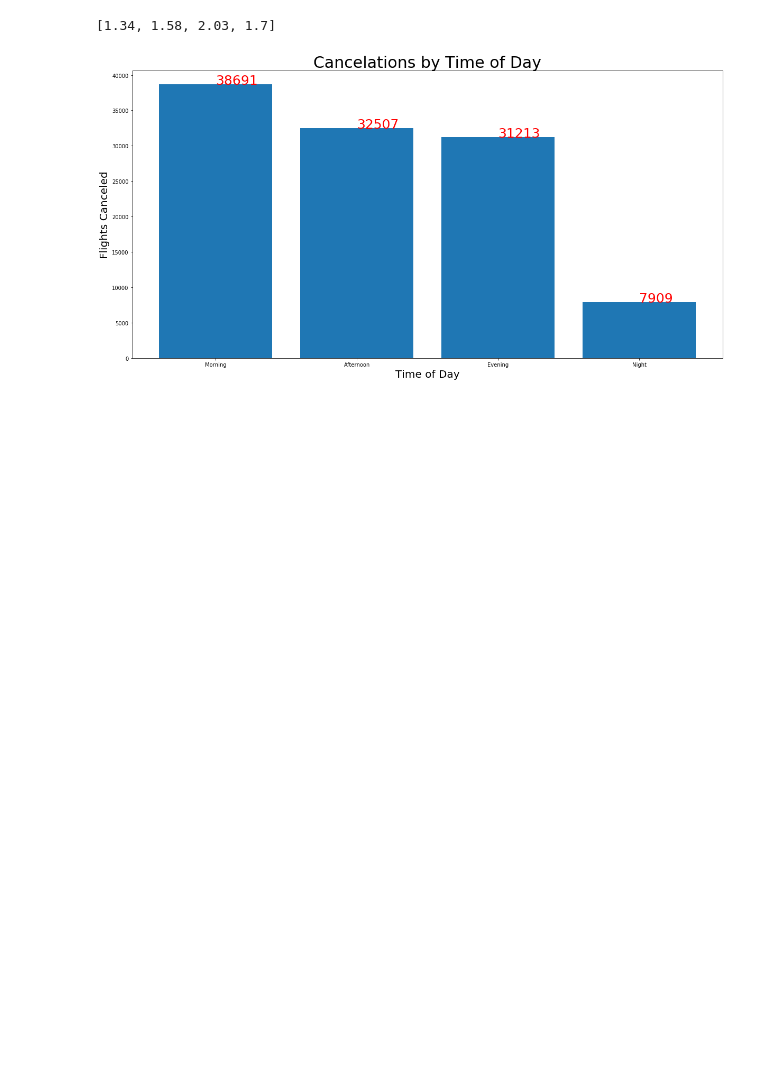
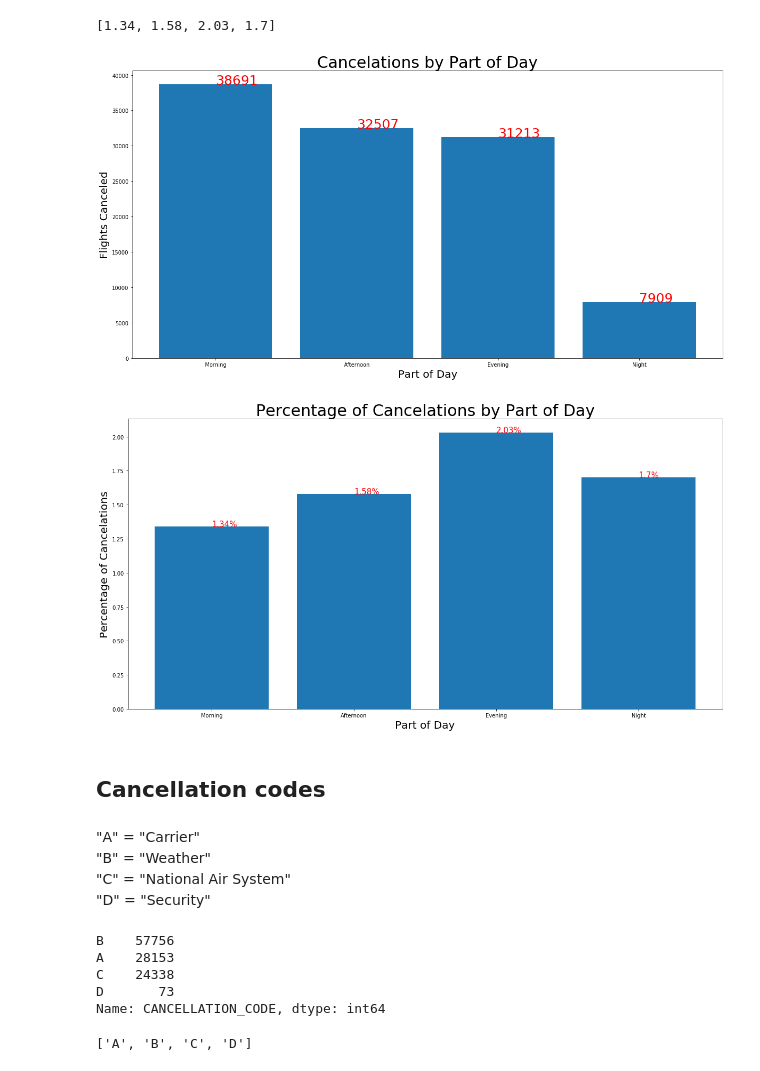
Before and after one commit to Arimorris/canceled_flights, a Jupyter notebook: visuals.ipynb, the cells around one changed output. Saved outputs shown, nothing was run; the diff lists cells and outputs as text; code cells hidden in the pictures; blank space fills up the shorter version.

Commit message:
cancellations codes

```diff
--- a/visuals.ipynb
+++ b/visuals.ipynb
@@ -509,20 +509,36 @@ d_pct
 # %%
 plt.figure(figsize=(20,10))
 plt.bar(daypart, day)
-plt.title("Cancelations by Time of Day", fontsize =30)
-plt.xlabel('Time of Day', fontsize =20)
+plt.title("Cancelations by Part of Day", fontsize =30)
+plt.xlabel('Part of Day', fontsize =20)
 plt.ylabel('Flights Canceled', fontsize =20)
 for a,b in zip(daypart, day):
     plt.text(a, b, str(b), fontsize =25, color ='r')
 plt.show()
 
 plt.figure(figsize=(20,10))
-plt.bar(hour, h_pct)
-plt.title("Percentage of Cancelations per H", fontsize =30)
-plt.xlabel('Hour', fontsize =20)
+plt.bar(daypart, d_pct)
+plt.title("Percentage of Cancelations by Part of Day", fontsize =30)
+plt.xlabel('Part of Day', fontsize =20)
 plt.ylabel('Percentage of Cancelations', fontsize =20)
-for a,b in zip(hour, h_pct):
+for a,b in zip(daypart, d_pct):
     plt.text(a, b, str(b) + '%', fontsize =15, color ='r')
 plt.show()
 # %% [output]
-[figure, old version]
+[figure, new version]
+[figure, added]
+# %% [markdown]
+## Cancellation codes
+# %% [markdown]
+"A" = "Carrier"<br>
+"B" = "Weather"<br>
+"C" = "National Air System"<br>
+"D" = "Security"<br>
+# %%
+cancel['CANCELLATION_CODE'].value_counts()
+# %% [output]
+B    57756
+A    28153
+C    24338
+D       73
+Name: CANCELLATION_CODE, dtype: int64
@@ -528,0 +553,4 @@ plt.show()
+# %%
+code_let
+# %% [output]
+['A', 'B', 'C', 'D']
```
Also changed, not shown: parts of 4 cells of this notebook.
